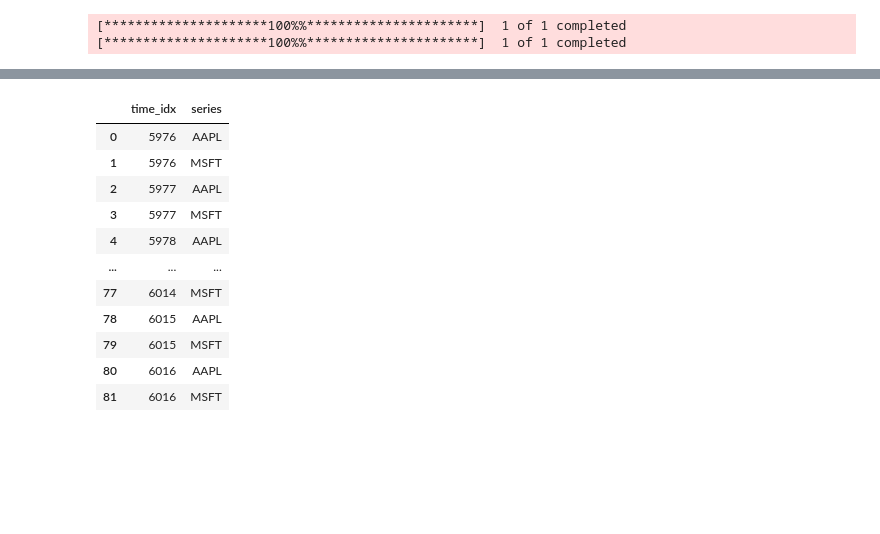
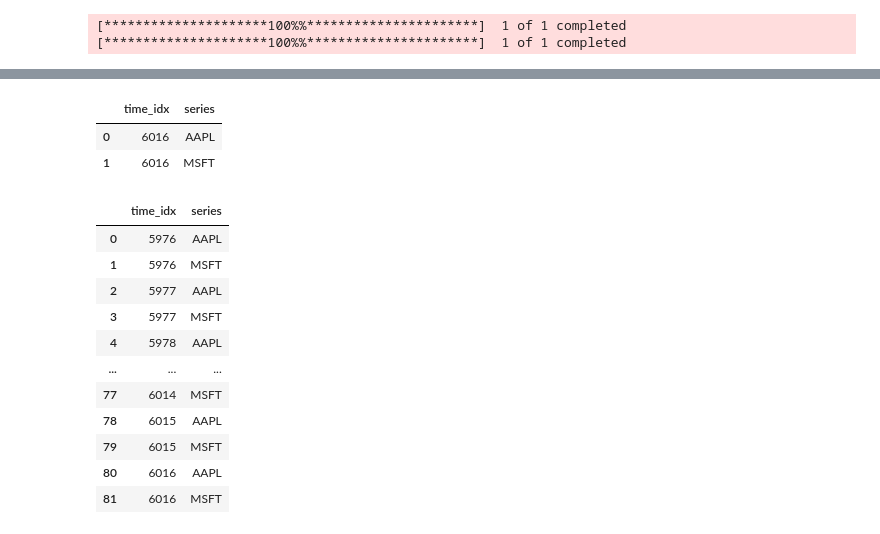
Before and after one commit to MangoDataIO/tofina, a Jupyter notebook: notebooks/distributions.ipynb, the cells around one changed output, grey strips where cells are left out. Saved outputs shown, nothing was run; the diff lists cells and outputs as text; code cells hidden in the pictures; blank space fills up the shorter version.

```diff
--- a/notebooks/distributions.ipynb
+++ b/notebooks/distributions.ipynb
@@ -860,3 +890,9 @@ test = raw_predictions = best_model.predict(
+# %%
+raw_predictions.index
+# %% [output]
+|  | time_idx | series |
+| 0 | 6016 | AAPL |
+| 1 | 6016 | MSFT |
 # %%
 test.index
 # %% [output]
```
Also changed, not shown: parts of 5 cells of this notebook, 2 other files.
